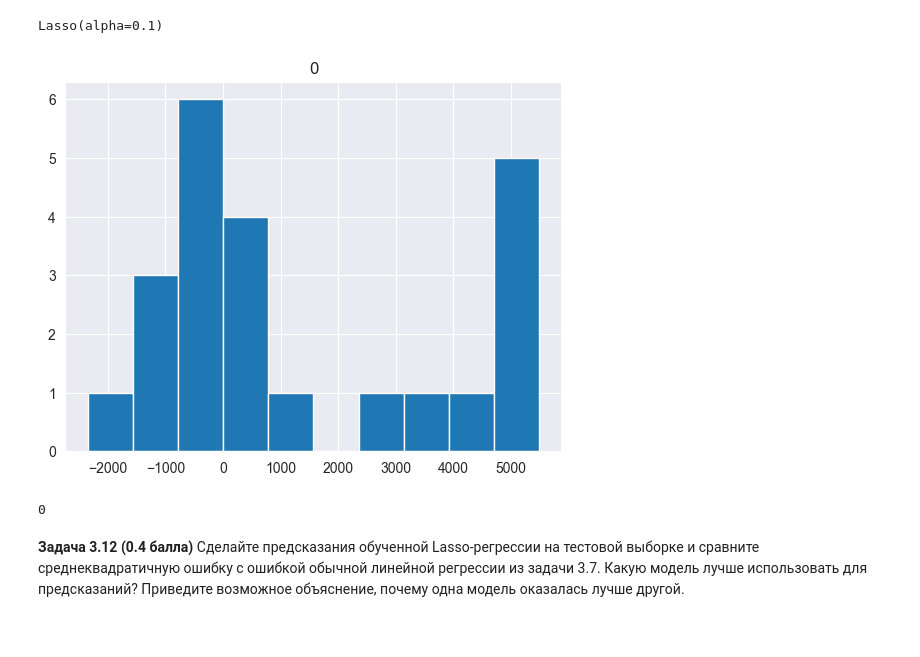
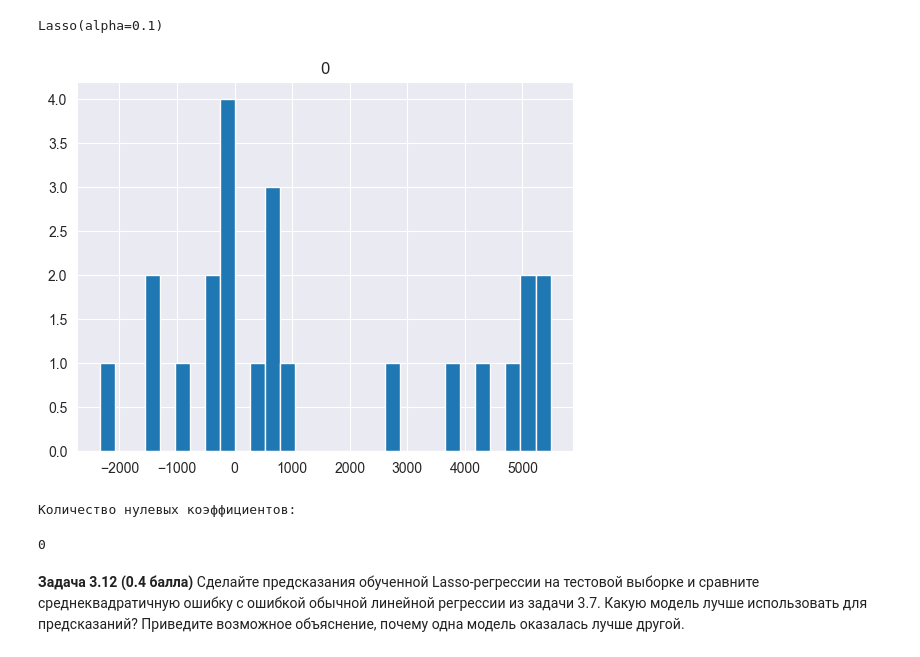
Before and after one commit to Vdmrl/HSE-IDA-ML, a Jupyter notebook: hw4/hw04_knn_linreg.ipynb, the cells around one changed output. Cells and saved outputs as stored; diff of their text form; code cells hidden in the pictures.

```diff
--- a/hw4/hw04_knn_linreg.ipynb
+++ b/hw4/hw04_knn_linreg.ipynb
@@ -350,7 +352,7 @@ test_knn(KNN)
 # %% [markdown]
 В этом задании мы рассмотрим различные аспекты построения линейной модели. Мы будем работать с одним из классических наборов данных в статистике, содержащим информацию о бриллиантах. Описание можно посмотреть [здесь](https://www.kaggle.com/shivam2503/diamonds).
 # %%
-data = pd.read_csv('diamonds.csv')
+data = pd.read_csv('https://raw.githubusercontent.com/hse-ds/iad-intro-ds/master/2024/homeworks/hw04_knn_linreg/diamonds.csv')
 data.head()
 # %% [output]
 |  | Unnamed: 0 | carat | cut | color | clarity | depth | table | price | x | y | z |
@@ -662,18 +664,19 @@ lasso_reg_01.fit(X_train, y_train)
 # %% [output]
 Lasso(alpha=0.1)
 # %%
-pd.DataFrame(data=lasso_reg_01.coef_).hist()  # почти не поменялось
+pd.DataFrame(data=lasso_reg_01.coef_).hist(bins=30)  # почти не поменялось
 plt.show()
 
 # рассмотрю коэффициенты равные 0, если такие вдруг появились при таком маленьком alpha
 print("Количество нулевых коэффициентов:")
 display((np.count_nonzero(lasso_reg_01.coef_ == 0)))
 # Можно сделать вывод, нулевых признаков при Lasso нет, значит все признаки информативные
 # это вызвано тем, что на кросс-валидации была выбрана минимальная alpha
 # Возможно это можно объяснить тем, что все признаки важны для прогнозирования и даже явно коррелируя между собой, они всё равно важны для предсказания целевой переменной.
 # %% [output]
-[figure, old version]
+[figure, new version]
-0
+Количество нулевых коэффициентов:
+0
 # %% [markdown]
 **Задача 3.12 (0.4 балла)** Сделайте предсказания обученной Lasso-регрессии на тестовой выборке и сравните среднеквадратичную ошибку с ошибкой обычной линейной регрессии из задачи 3.7. Какую модель лучше использовать для предсказаний? Приведите возможное объяснение, почему одна модель оказалась лучше другой.
 # %%
```
Also changed, not shown: parts of 2 cells of this notebook.
